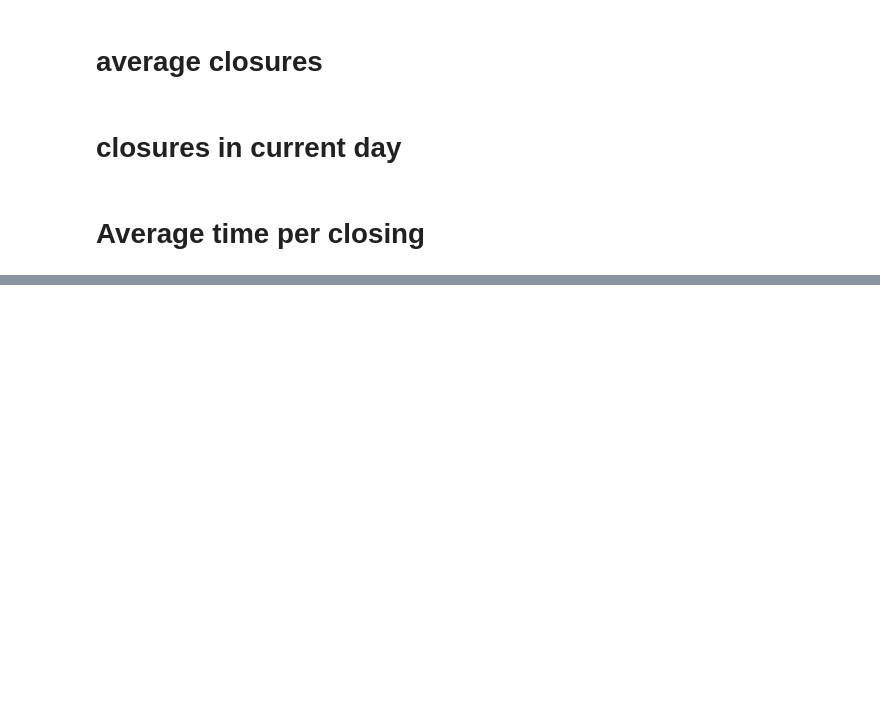
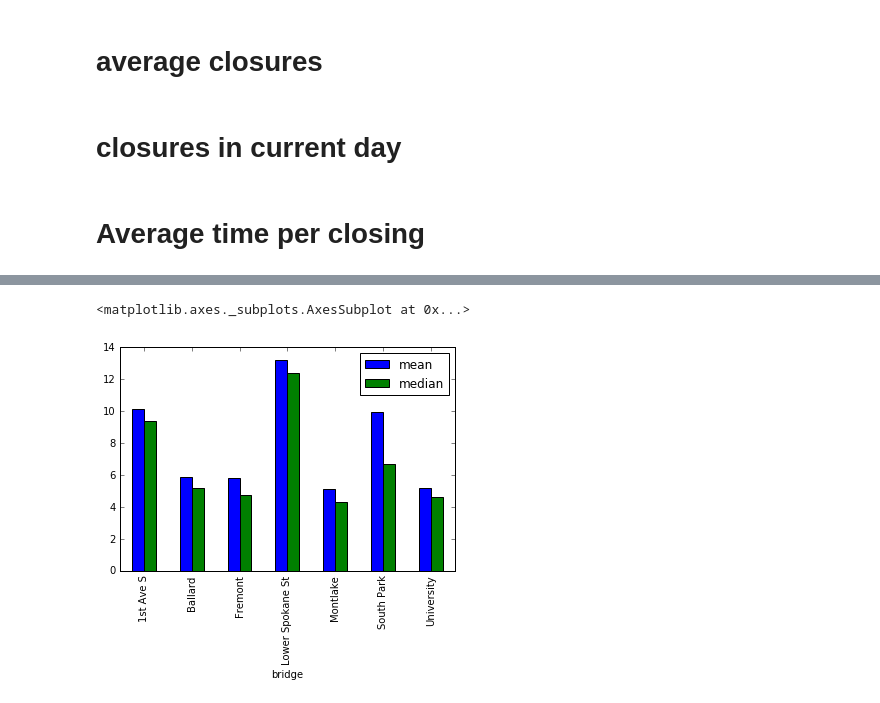
Before and after one commit to bricegnichols/bridge-stat, a Jupyter notebook: notebooks/stats.ipynb, the cells around one changed output, grey strips where cells are left out. Drawn from its saved outputs; the diff is of its cells as text; code cells hidden in the pictures; blank space fills up the shorter version.

Commit message:
imma data scientist gimme $$$

```diff
--- a/notebooks/stats.ipynb
+++ b/notebooks/stats.ipynb
@@ -139,0 +157,15 @@ array([   2,    4,    6, ..., 5978, 5980, 5982])
+# %%
+# Convert dictionary data in df
+df_list = []
+for bridge_name in df.groupby('bridge').count().index:
+    print bridge_name
+    dict_df = pd.DataFrame.from_dict(all_closures[bridge_name], orient='index')
+    dict_df.columns = ['duration']
+    dict_df['bridge'] = bridge_name
+    dict_df['seconds'] = dict_df['duration'].apply(lambda row: row.seconds)
+    dict_df['minutes'] = dict_df['seconds']/60.0
+    dict_df['open_time'] = dict_df.index
+    dict_df.reset_index(inplace=True,drop=True)
+
+    df_list.append(dict_df)
+    duration_df = pd.concat(df_list)
@@ -159,0 +184,8 @@ array([   2,    4,    6, ..., 5978, 5980, 5982])
+# %%
+plotdf = pd.DataFrame([duration_df.groupby('bridge')['minutes'].mean(),
+ duration_df.groupby('bridge')['minutes'].median()]).T
+plotdf.columns = ['mean','median']
+plotdf.plot(kind='bar')
+# %% [output]
+<matplotlib.axes._subplots.AxesSubplot at 0x...>
+[figure, added]
```
Also changed, not shown: parts of 16 cells of this notebook.
